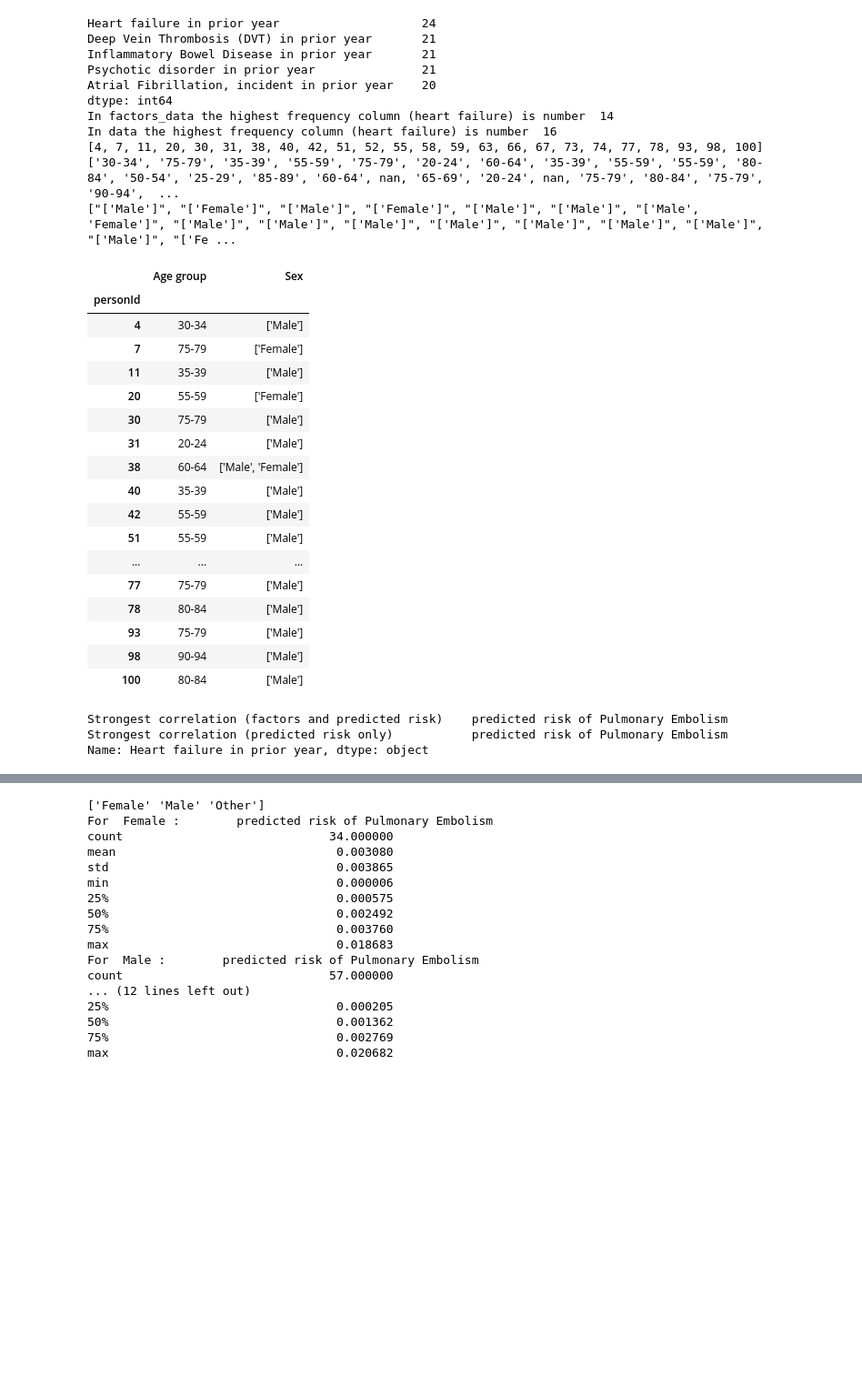
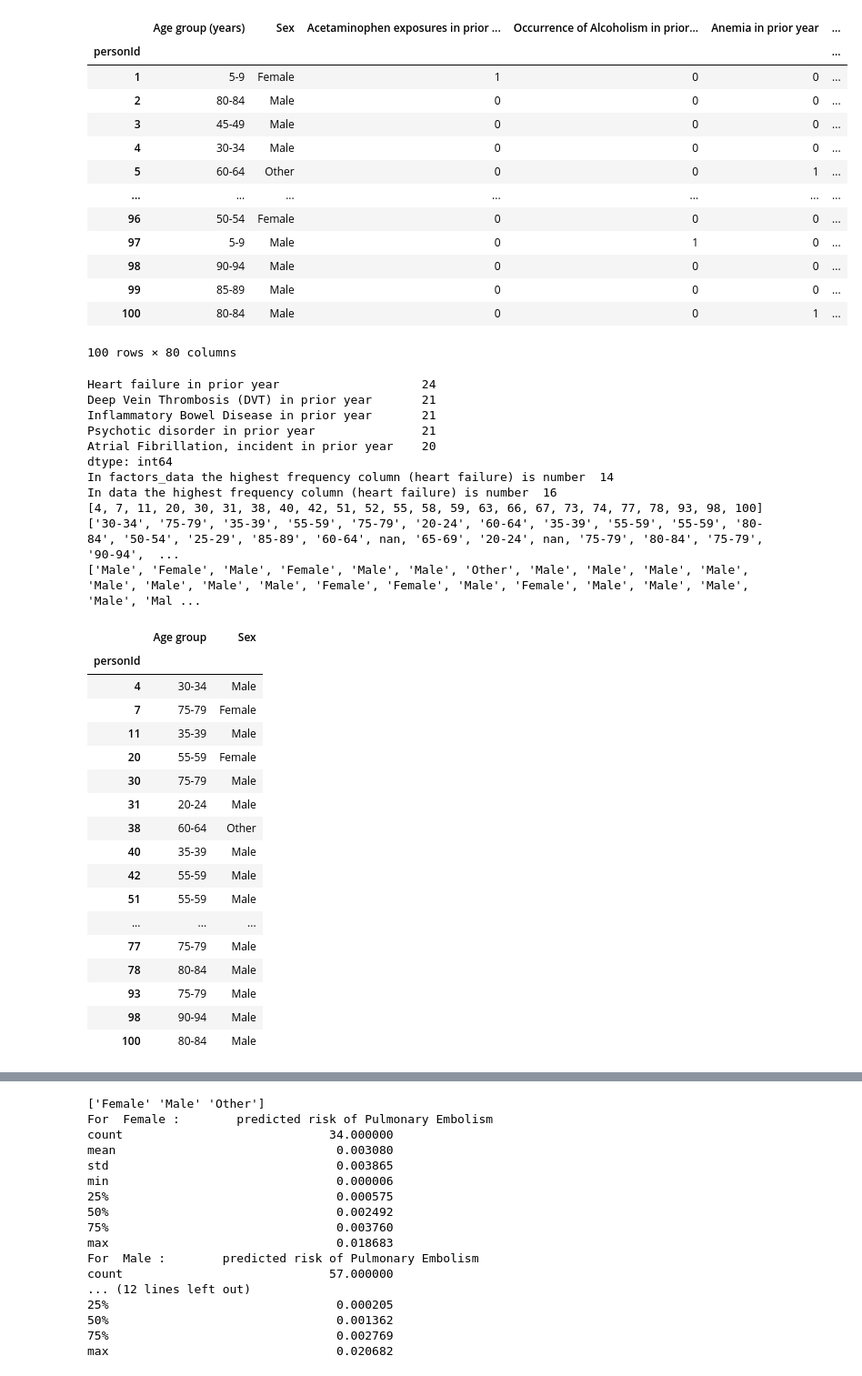
Before and after one commit to emmamumf565/Programming2, a Jupyter notebook: Visualisation_2.ipynb, the cells around one changed output, grey strips where cells are left out. Shown at 91% size. Drawn from its saved outputs; the diff is of its cells as text; code cells hidden in the pictures; blank space fills up the shorter version.

```diff
--- a/Visualisation_2.ipynb
+++ b/Visualisation_2.ipynb
@@ -5,9 +5,10 @@ import IPython.display as ipd
 import seaborn as sns
 
 factors_data = pd.read_csv('factors_data.csv').set_index('personId')
-data = pd.read_csv('data.csv').set_index('personId')
+data = pd.read_csv('data.csv').drop('Unnamed: 0', axis=1).set_index('personId')
 max_corrs = pd.read_csv('max_correlations.csv')
 max_corrs = max_corrs.drop('Unnamed: 0', axis=1).set_index('Factor')
+ipd.display(data)
 #factors_data is just the middle chunk of data, containing 1/0 values for each factor
 
 print(factors_data.sum().nlargest(n=5)) #the most commonly experienced factor is 'heart failure in prior year'
@@ -18,62 +19,73 @@ print('In data the highest frequency column (heart failure) is number ',data.col
 
 heart_list = []
 for i in range(len(data)):
     if data.iloc[i,16] == 1: heart_list.append(i+1) #+1 as the data frame is 0-indexed, however the index values (personId labels) start from 1
     else: continue
 
 print(heart_list) #this is a list of the personId for those who have experienced heart failure in the prior year
 
 heart_ages = []
 heart_sexes = []
 for i in heart_list:
     heart_ages.append(data.iloc[i-1, 0])
     heart_sexes.append(data.iloc[i-1,1])
 
 print(heart_ages)
 print(heart_sexes)
 heart_failure = pd.DataFrame(data=[heart_list, heart_ages, heart_sexes])
 heart_failure = heart_failure.T.rename(columns={0:'personId',1:'Age group',2:'Sex'}).set_index('personId')
 ipd.display(heart_failure) #this is the personal information for all participants who experienced heart failure in the prior year
 #personId 38 is listed as both male and female. This is the case for several participants, but only one of those who experienced heart failure
 #personIds 66 and 74 hold no age data
 fig=plt.figure()
 heart_failure['Sex'].value_counts()
 plt.pie(x=heart_failure['Sex'].value_counts(), labels=['Male','Female','Other'], colors=['blue','yellow','green'])
 #of those who experienced heart failure, there is a much higher proportion of males than females
 #personId 38, listed as both male and female has been included as 'other'
 heart_failure.to_csv('heart_failure.csv')
 
 max_corrs.loc['Heart failure in prior year'] #Predicted risk of pulmonary embolism has the strongest correlation to heart failure in the prior year
 # %% [output]
+|  | Age group (years) | Sex | Acetaminophen exposures in prior ... | Occurrence of Alcoholism in prior... | Anemia in prior year | ... |
+| personId |  |  |  |  |  | ... |
+| 1 | 5-9 | Female | 1 | 0 | 0 | ... |
+| 2 | 80-84 | Male | 0 | 0 | 0 | ... |
+| 3 | 45-49 | Male | 0 | 0 | 0 | ... |
+| 4 | 30-34 | Male | 0 | 0 | 0 | ... |
+| 5 | 60-64 | Other | 0 | 0 | 1 | ... |
+| ... | ... | ... | ... | ... | ... | ... |
+| 96 | 50-54 | Female | 0 | 0 | 0 | ... |
+| 97 | 5-9 | Male | 0 | 1 | 0 | ... |
+| 98 | 90-94 | Male | 0 | 0 | 0 | ... |
+| 99 | 85-89 | Male | 0 | 0 | 0 | ... |
+| 100 | 80-84 | Male | 0 | 0 | 1 | ... |
-Heart failure in prior year                    24
-Deep Vein Thrombosis (DVT) in prior year       21
-Inflammatory Bowel Disease in prior year       21
-Psychotic disorder in prior year               21
-Atrial Fibrillation, incident in prior year    20
-dtype: int64
-In factors_data the highest frequency column (heart failure) is number  14
-In data the highest frequency column (heart failure) is number  16
-[4, 7, 11, 20, 30, 31, 38, 40, 42, 51, 52, 55, 58, 59, 63, 66, 67, 73, 74, 77, 78, 93, 98, 100]
-['30-34', '75-79', '35-39', '55-59', '75-79', '20-24', '60-64', '35-39', '55-59', '55-59', '80-84', '50-54', '25-29', '85-89', '60-64', nan, '65-69', '20-24', nan, '75-79', '80-84', '75-79', '90-94',  ...
-["['Male']", "['Female']", "['Male']", "['Female']", "['Male']", "['Male']", "['Male', 'Female']", "['Male']", "['Male']", "['Male']", "['Male']", "['Male']", "['Male']", "['Male']", "['Male']", "['Fe ...
+100 rows × 80 columns
-|  | Age group | Sex |
-| personId |  |  |
-| 4 | 30-34 | ['Male'] |
-| 7 | 75-79 | ['Female'] |
-| 11 | 35-39 | ['Male'] |
-| 20 | 55-59 | ['Female'] |
-| 30 | 75-79 | ['Male'] |
-| 31 | 20-24 | ['Male'] |
-| 38 | 60-64 | ['Male', 'Female'] |
-| 40 | 35-39 | ['Male'] |
-| 42 | 55-59 | ['Male'] |
-| 51 | 55-59 | ['Male'] |
-| ... | ... | ... |
-| 77 | 75-79 | ['Male'] |
-| 78 | 80-84 | ['Male'] |
-| 93 | 75-79 | ['Male'] |
-| 98 | 90-94 | ['Male'] |
-| 100 | 80-84 | ['Male'] |
-Strongest correlation (factors and predicted risk)    predicted risk of Pulmonary Embolism
-Strongest correlation (predicted risk only)           predicted risk of Pulmonary Embolism
-Name: Heart failure in prior year, dtype: object
+Heart failure in prior year                    24
+Deep Vein Thrombosis (DVT) in prior year       21
+Inflammatory Bowel Disease in prior year       21
+Psychotic disorder in prior year               21
+Atrial Fibrillation, incident in prior year    20
+dtype: int64
+In factors_data the highest frequency column (heart failure) is number  14
+In data the highest frequency column (heart failure) is number  16
+[4, 7, 11, 20, 30, 31, 38, 40, 42, 51, 52, 55, 58, 59, 63, 66, 67, 73, 74, 77, 78, 93, 98, 100]
+['30-34', '75-79', '35-39', '55-59', '75-79', '20-24', '60-64', '35-39', '55-59', '55-59', '80-84', '50-54', '25-29', '85-89', '60-64', nan, '65-69', '20-24', nan, '75-79', '80-84', '75-79', '90-94',  ...
+['Male', 'Female', 'Male', 'Female', 'Male', 'Male', 'Other', 'Male', 'Male', 'Male', 'Male', 'Male', 'Male', 'Male', 'Male', 'Female', 'Female', 'Male', 'Female', 'Male', 'Male', 'Male', 'Male', 'Mal ...
+|  | Age group | Sex |
+| personId |  |  |
+| 4 | 30-34 | Male |
+| 7 | 75-79 | Female |
+| 11 | 35-39 | Male |
+| 20 | 55-59 | Female |
+| 30 | 75-79 | Male |
+| 31 | 20-24 | Male |
+| 38 | 60-64 | Other |
+| 40 | 35-39 | Male |
+| 42 | 55-59 | Male |
+| 51 | 55-59 | Male |
+| ... | ... | ... |
+| 77 | 75-79 | Male |
+| 78 | 80-84 | Male |
+| 93 | 75-79 | Male |
+| 98 | 90-94 | Male |
+| 100 | 80-84 | Male |
```
Also changed, not shown: parts of 1 cell of this notebook, 2 other files.
